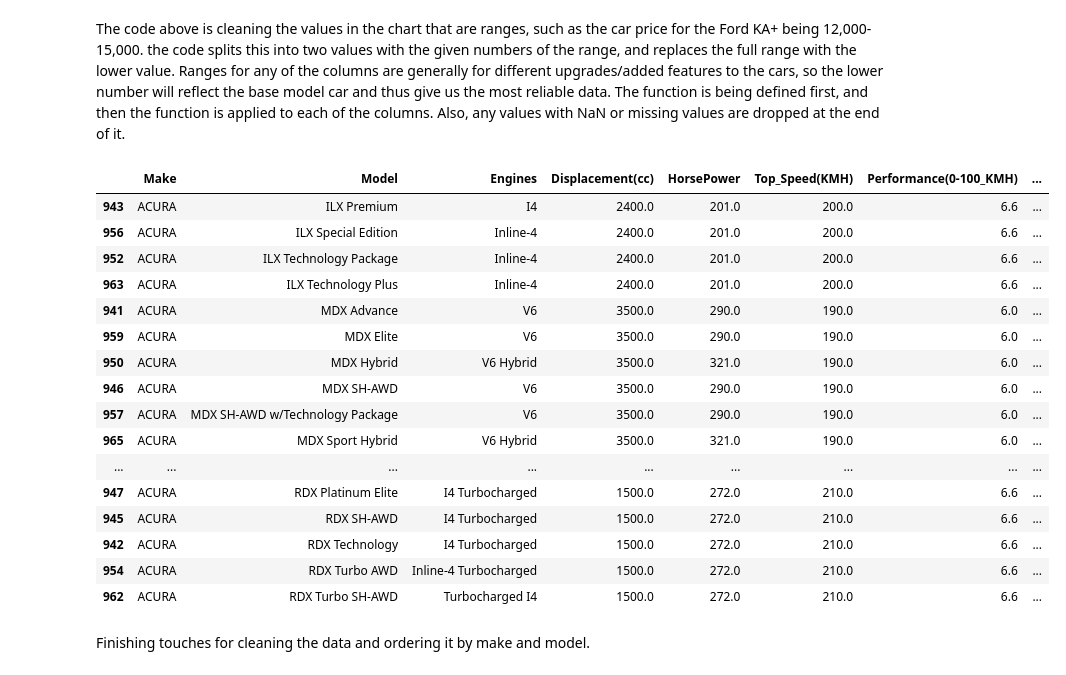
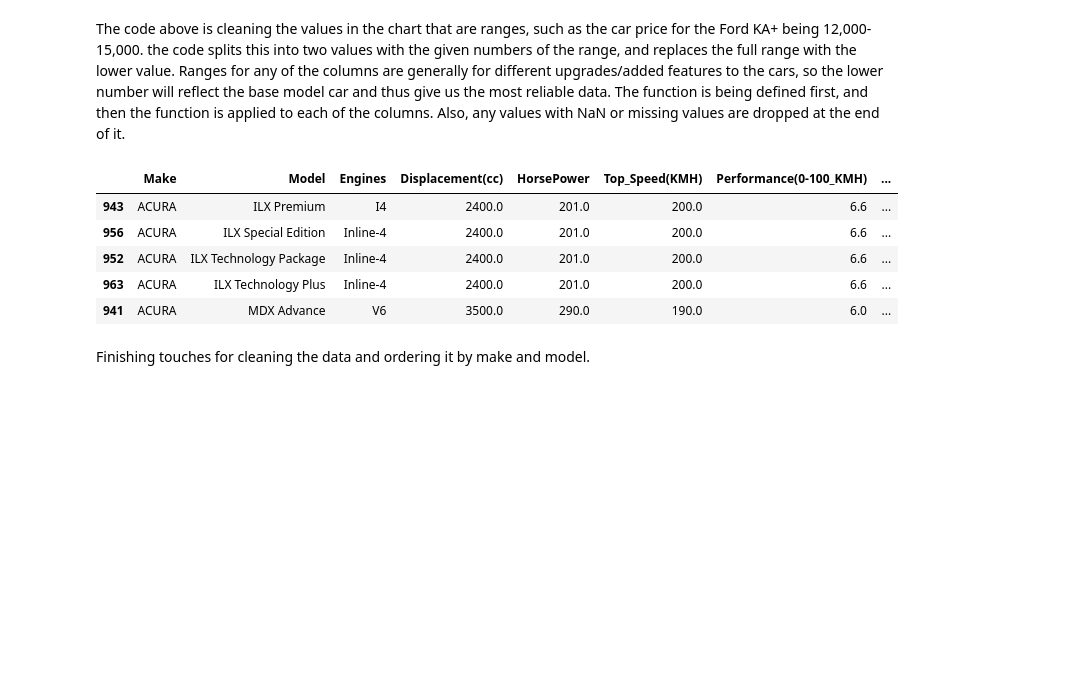
Before and after one commit to dellorkf/KDR-IA-340-2025, a Jupyter notebook: Mini project_IA 340.ipynb, the cells around one changed output. Cells and saved outputs as stored; diff of their text form; code cells hidden in the pictures; blank space fills up the shorter version.

```diff
--- a/Mini project_IA 340.ipynb
+++ b/Mini project_IA 340.ipynb
@@ -99,36 +116,25 @@ The code above is cleaning the values in the chart that are ranges, such as the
 # %%
 #Final Cleaning
 df.rename(columns={'Company_Names': 'Make'}, inplace=True)
 df['Make'] = df['Make'].str.upper()
 
 
 df.rename(columns={'CC/Battery_Capacity': 'Displacement(cc)'}, inplace=True)
 df.rename(columns={'Performance(0_-_100_)KM/H': 'Performance(0-100_KMH)'}, inplace=True)
 df.rename(columns={'Cars_Names': 'Model'}, inplace=True)
 df.rename(columns={'Total_Speed': 'Top_Speed(KMH)'}, inplace=True)
 
 df = df.sort_values(by=['Make', 'Model'])
 
 
-df.head(20)
+df.head()
 # %% [output]
 |  | Make | Model | Engines | Displacement(cc) | HorsePower | Top_Speed(KMH) | Performance(0-100_KMH) | ... |
 | 943 | ACURA | ILX Premium | I4 | 2400.0 | 201.0 | 200.0 | 6.6 | ... |
 | 956 | ACURA | ILX Special Edition | Inline-4 | 2400.0 | 201.0 | 200.0 | 6.6 | ... |
 | 952 | ACURA | ILX Technology Package | Inline-4 | 2400.0 | 201.0 | 200.0 | 6.6 | ... |
 | 963 | ACURA | ILX Technology Plus | Inline-4 | 2400.0 | 201.0 | 200.0 | 6.6 | ... |
 | 941 | ACURA | MDX Advance | V6 | 3500.0 | 290.0 | 190.0 | 6.0 | ... |
-| 959 | ACURA | MDX Elite | V6 | 3500.0 | 290.0 | 190.0 | 6.0 | ... |
-| 950 | ACURA | MDX Hybrid | V6 Hybrid | 3500.0 | 321.0 | 190.0 | 6.0 | ... |
-| 946 | ACURA | MDX SH-AWD | V6 | 3500.0 | 290.0 | 190.0 | 6.0 | ... |
-| 957 | ACURA | MDX SH-AWD w/Technology Package | V6 | 3500.0 | 290.0 | 190.0 | 6.0 | ... |
-| 965 | ACURA | MDX Sport Hybrid | V6 Hybrid | 3500.0 | 321.0 | 190.0 | 6.0 | ... |
-| ... | ... | ... | ... | ... | ... | ... | ... | ... |
-| 947 | ACURA | RDX Platinum Elite | I4 Turbocharged | 1500.0 | 272.0 | 210.0 | 6.6 | ... |
-| 945 | ACURA | RDX SH-AWD | I4 Turbocharged | 1500.0 | 272.0 | 210.0 | 6.6 | ... |
-| 942 | ACURA | RDX Technology | I4 Turbocharged | 1500.0 | 272.0 | 210.0 | 6.6 | ... |
-| 954 | ACURA | RDX Turbo AWD | Inline-4 Turbocharged | 1500.0 | 272.0 | 210.0 | 6.6 | ... |
-| 962 | ACURA | RDX Turbo SH-AWD | Turbocharged I4 | 1500.0 | 272.0 | 210.0 | 6.6 | ... |
 # %% [markdown]
 Finishing touches for cleaning the data and ordering it by make and model.
 # %% [markdown]
```
Also changed, not shown: parts of 15 cells of this notebook.
